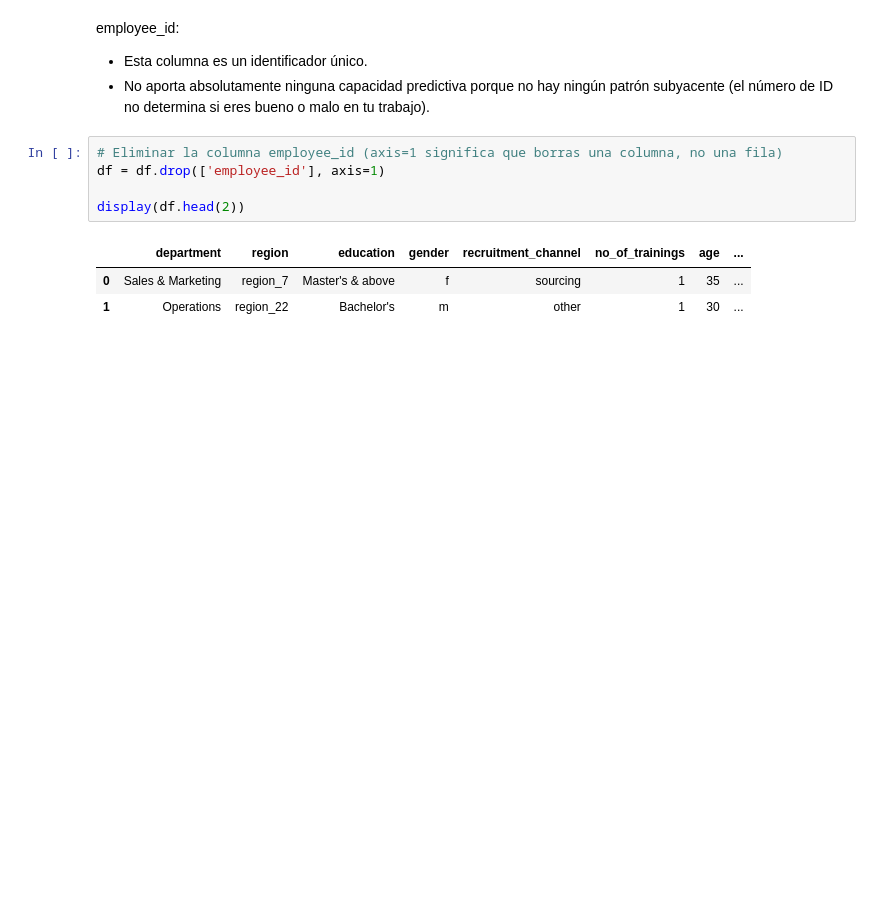
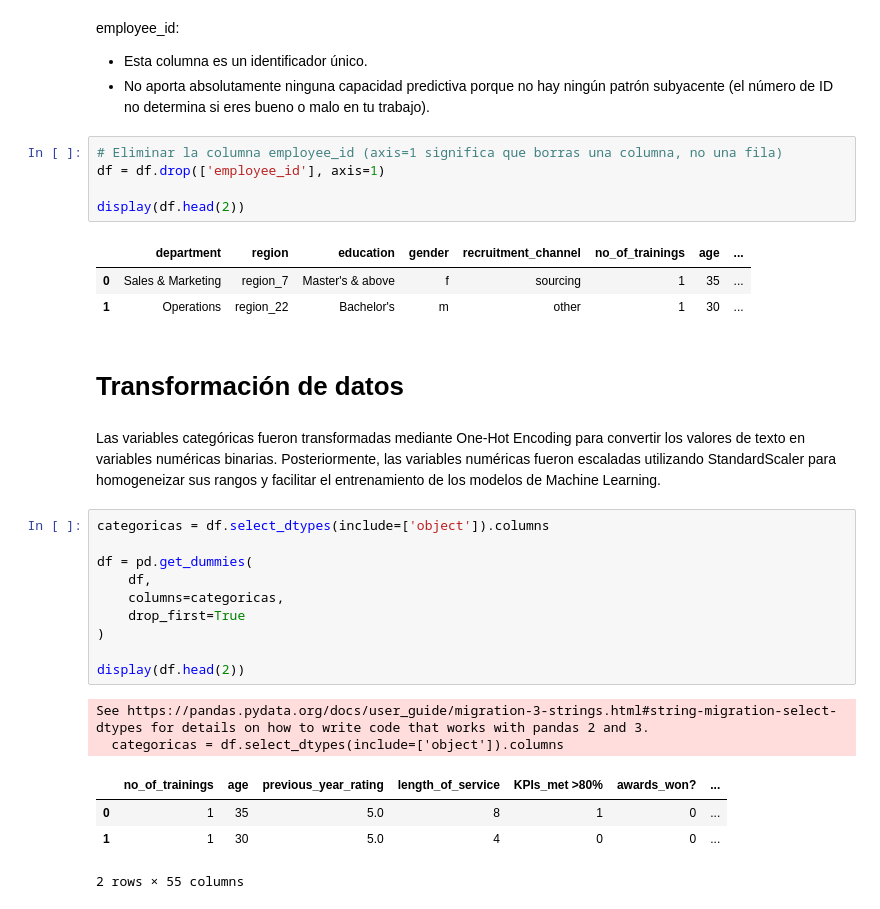
Before and after one commit to lMiaul/ML_TF, a Jupyter notebook: pipeline.ipynb, the cells around one changed output. Drawn from its saved outputs; the diff is of its cells as text; blank space fills up the shorter version.

```diff
--- a/pipeline.ipynb
+++ b/pipeline.ipynb
@@ -528,3 +514,24 @@ display(df.head(2))
 |  | department | region | education | gender | recruitment_channel | no_of_trainings | age | ... |
 | 0 | Sales & Marketing | region_7 | Master's & above | f | sourcing | 1 | 35 | ... |
 | 1 | Operations | region_22 | Bachelor's | m | other | 1 | 30 | ... |
+# %% [markdown]
+# Transformación de datos
+# %% [markdown]
+Las variables categóricas fueron transformadas mediante One-Hot Encoding para convertir los valores de texto en variables numéricas binarias. Posteriormente, las variables numéricas fueron escaladas utilizando StandardScaler para homogeneizar sus rangos y facilitar el entrenamiento de los modelos de Machine Learning.
+# %%
+categoricas = df.select_dtypes(include=['object']).columns
+
+df = pd.get_dummies(
+    df,
+    columns=categoricas,
+    drop_first=True
+)
+
+display(df.head(2))
+# %% [output]
+See https://pandas.pydata.org/docs/user_guide/migration-3-strings.html#string-migration-select-dtypes for details on how to write code that works with pandas 2 and 3.
+  categoricas = df.select_dtypes(include=['object']).columns
+|  | no_of_trainings | age | previous_year_rating | length_of_service | KPIs_met >80% | awards_won? | ... |
+| 0 | 1 | 35 | 5.0 | 8 | 1 | 0 | ... |
+| 1 | 1 | 30 | 5.0 | 4 | 0 | 0 | ... |
+2 rows × 55 columns
```
Also changed, not shown: parts of 11 cells of this notebook.
